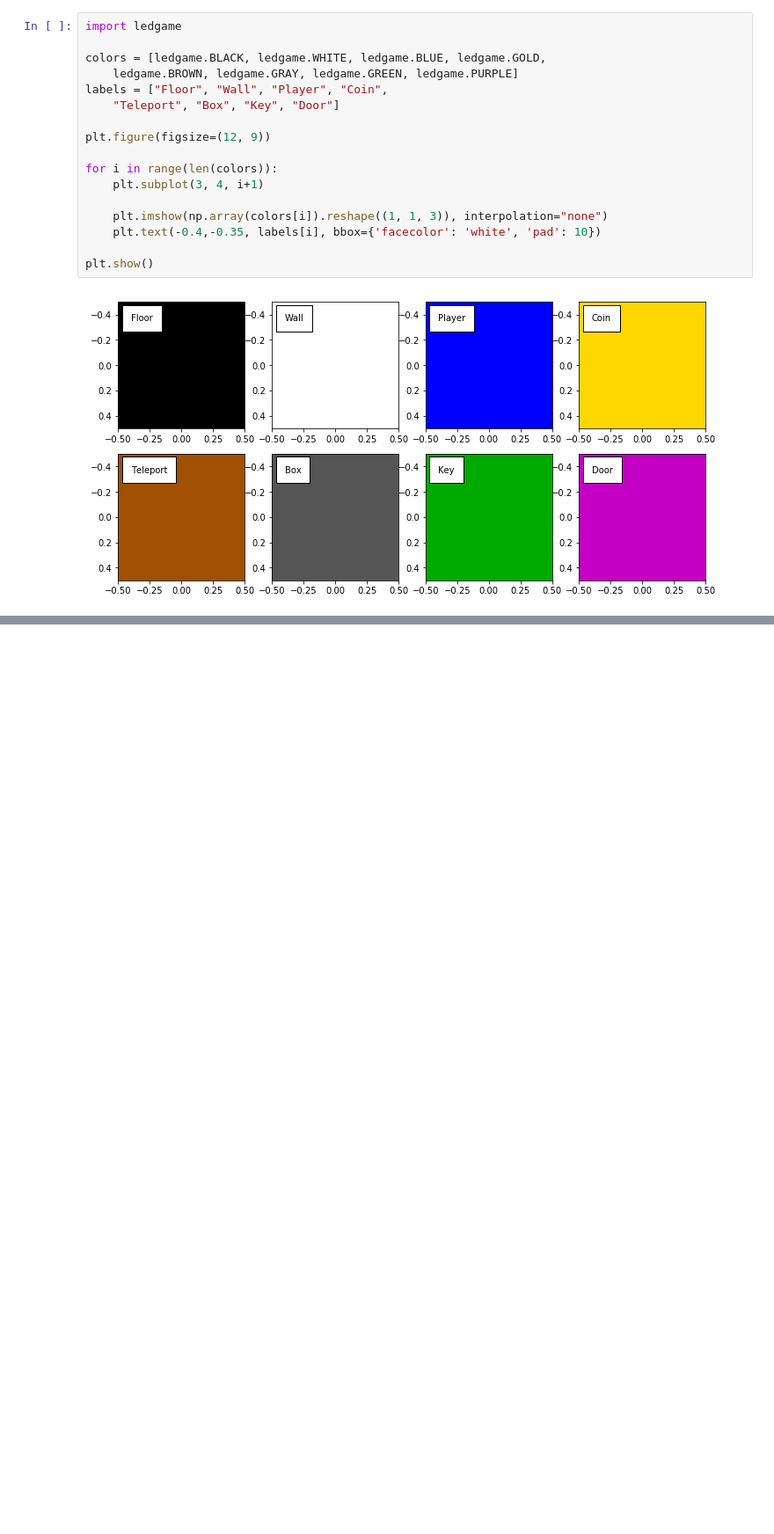
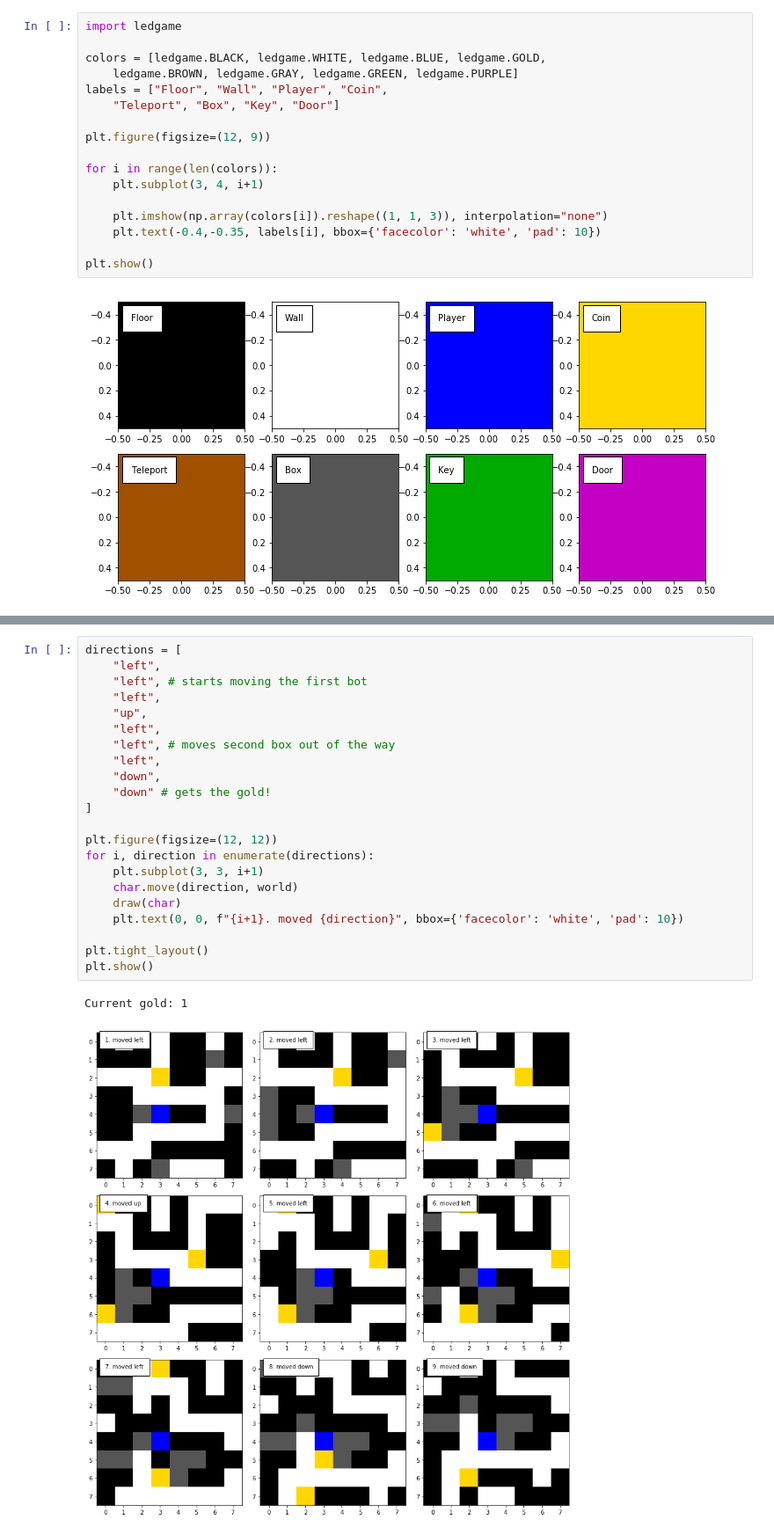
Before and after one commit to gentlemans-club/ledgame, a Jupyter notebook: ledgame.ipynb, the cells around one changed output, grey strips where cells are left out. Shown: that part at 88% size. Saved outputs shown, nothing was run; the diff lists cells and outputs as text; blank space fills up the shorter version.

```diff
--- a/ledgame.ipynb
+++ b/ledgame.ipynb
@@ -100,0 +147,25 @@ button.on_click(on_button_clicked)
+# %%
+directions = [
+    "left",
+    "left", # starts moving the first bot
+    "left",
+    "up",
+    "left",
+    "left", # moves second box out of the way
+    "left",
+    "down",
+    "down" # gets the gold!
+]
+
+plt.figure(figsize=(12, 12))
+for i, direction in enumerate(directions):
+    plt.subplot(3, 3, i+1)
+    char.move(direction, world)
+    draw(char)
+    plt.text(0, 0, f"{i+1}. moved {direction}", bbox={'facecolor': 'white', 'pad': 10})
+
+plt.tight_layout()
+plt.show()
+# %% [output]
+Current gold: 1
+[figure, added]
```
Also changed, not shown: parts of 9 cells of this notebook.
